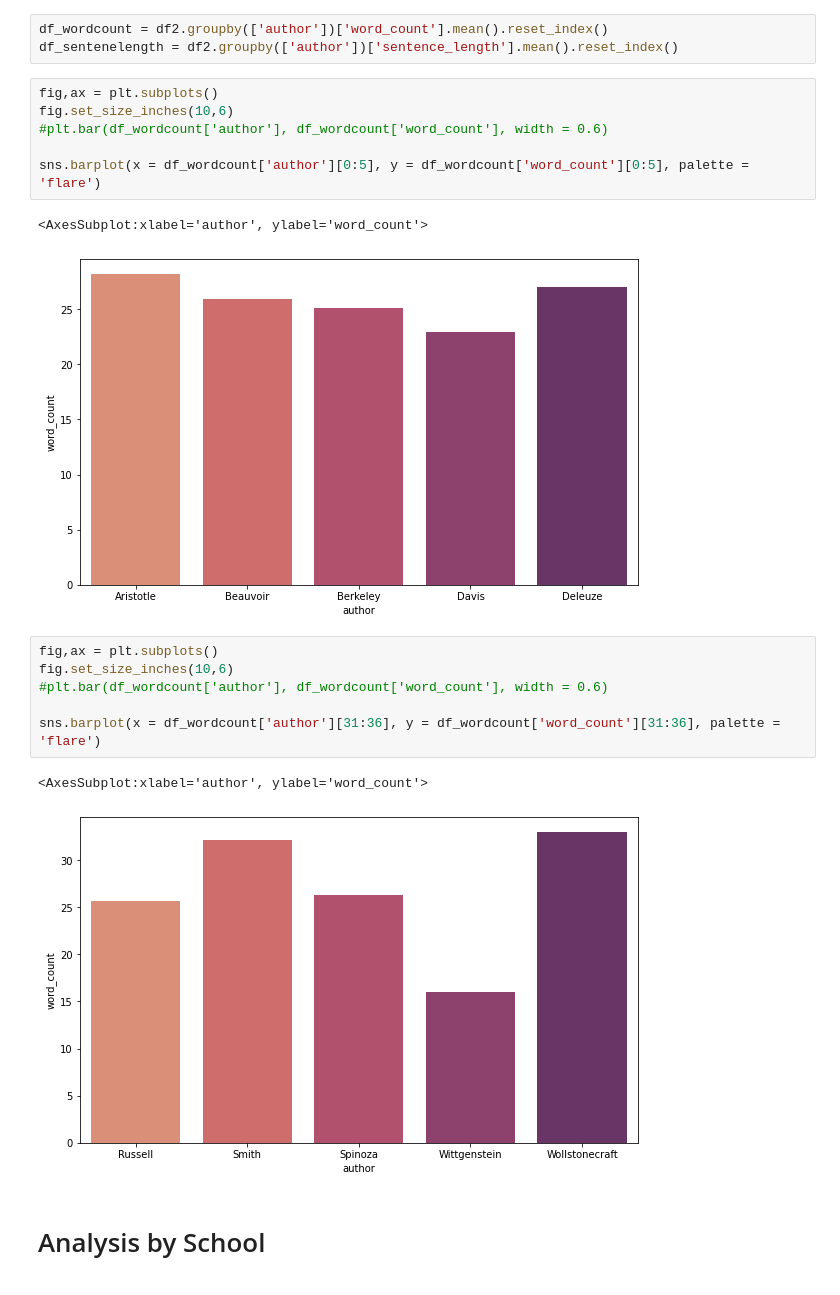
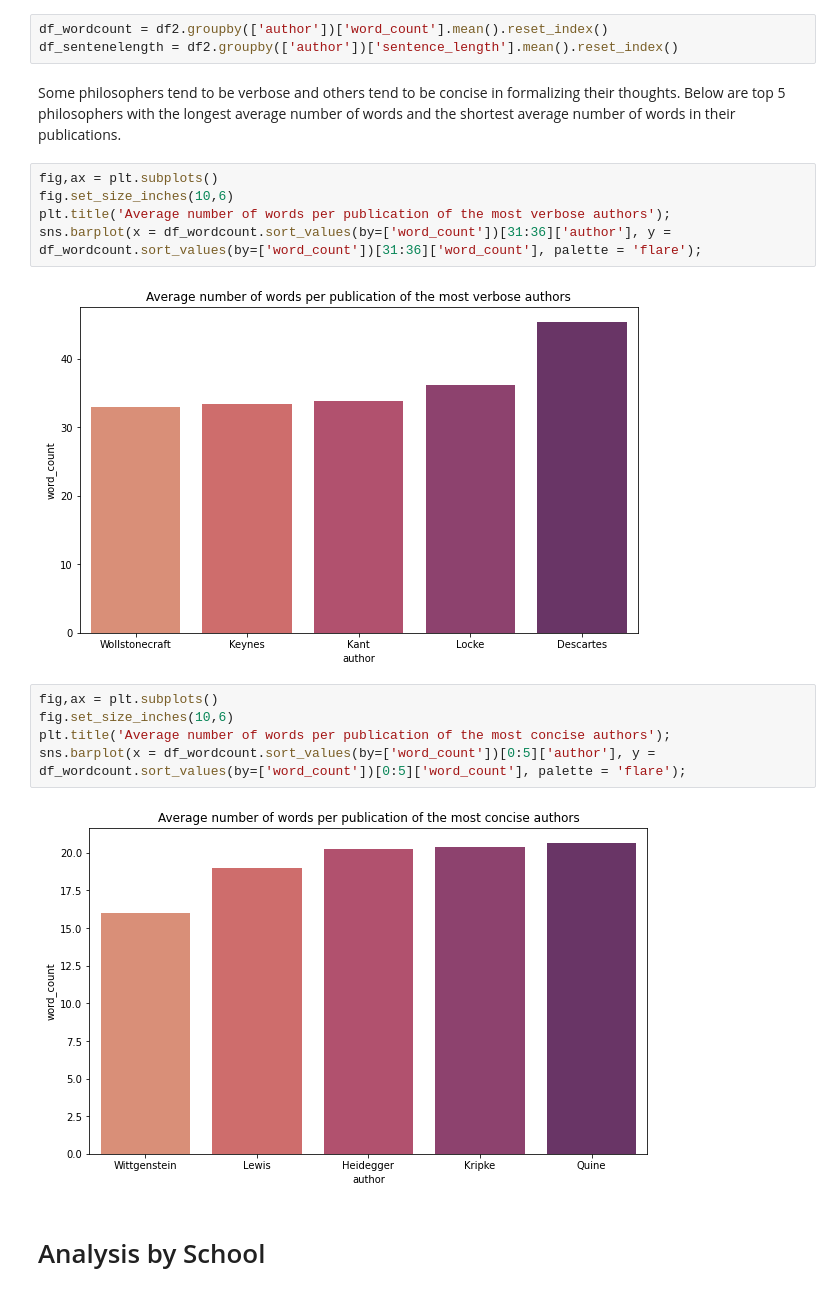
Before and after one commit to woonsupkim/NLP_Philosophy_DataStory, a Jupyter notebook: Project1.ipynb, the cells around one changed output. Saved outputs shown, nothing was run; the diff lists cells and outputs as text.

```diff
--- a/Project1.ipynb
+++ b/Project1.ipynb
@@ -102,23 +116,22 @@ Text(0.5, 1.0, 'Amount of Philosophical Publications Over Time - Modern')
 # %%
 df_wordcount = df2.groupby(['author'])['word_count'].mean().reset_index()
 df_sentenelength = df2.groupby(['author'])['sentence_length'].mean().reset_index()
+# %% [markdown]
+Some philosophers tend to be verbose and others tend to be concise in formalizing their thoughts.
+Below are top 5 philosophers with the longest average number of words and the shortest average number of words in their publications.
 # %%
 fig,ax = plt.subplots()
 fig.set_size_inches(10,6)
-#plt.bar(df_wordcount['author'], df_wordcount['word_count'], width = 0.6)
-
-sns.barplot(x = df_wordcount['author'][0:5], y = df_wordcount['word_count'][0:5], palette = 'flare')
+plt.title('Average number of words per publication of the most verbose authors');
+sns.barplot(x = df_wordcount.sort_values(by=['word_count'])[31:36]['author'], y = df_wordcount.sort_values(by=['word_count'])[31:36]['word_count'], palette = 'flare');
 # %% [output]
-<AxesSubplot:xlabel='author', ylabel='word_count'>
-[figure, old version]
+[figure, new version]
 # %%
 fig,ax = plt.subplots()
 fig.set_size_inches(10,6)
-#plt.bar(df_wordcount['author'], df_wordcount['word_count'], width = 0.6)
-
-sns.barplot(x = df_wordcount['author'][31:36], y = df_wordcount['word_count'][31:36], palette = 'flare')
+plt.title('Average number of words per publication of the most concise authors');
+sns.barplot(x = df_wordcount.sort_values(by=['word_count'])[0:5]['author'], y = df_wordcount.sort_values(by=['word_count'])[0:5]['word_count'], palette = 'flare');
 # %% [output]
-<AxesSubplot:xlabel='author', ylabel='word_count'>
-[figure, old version]
+[figure, new version]
 # %% [markdown]
 # Analysis by School
```
Also changed, not shown: parts of 42 cells of this notebook, 1 other file.
